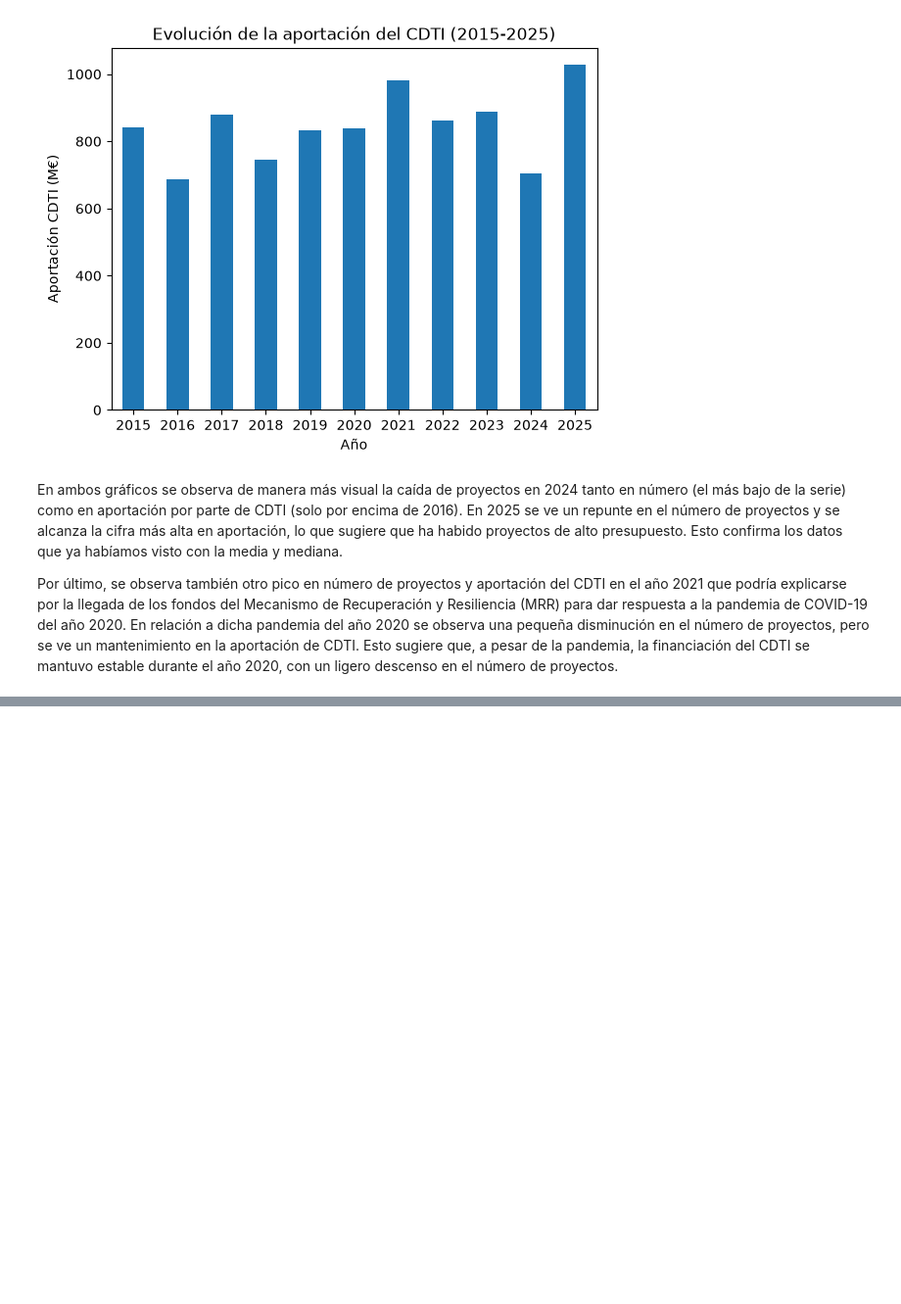
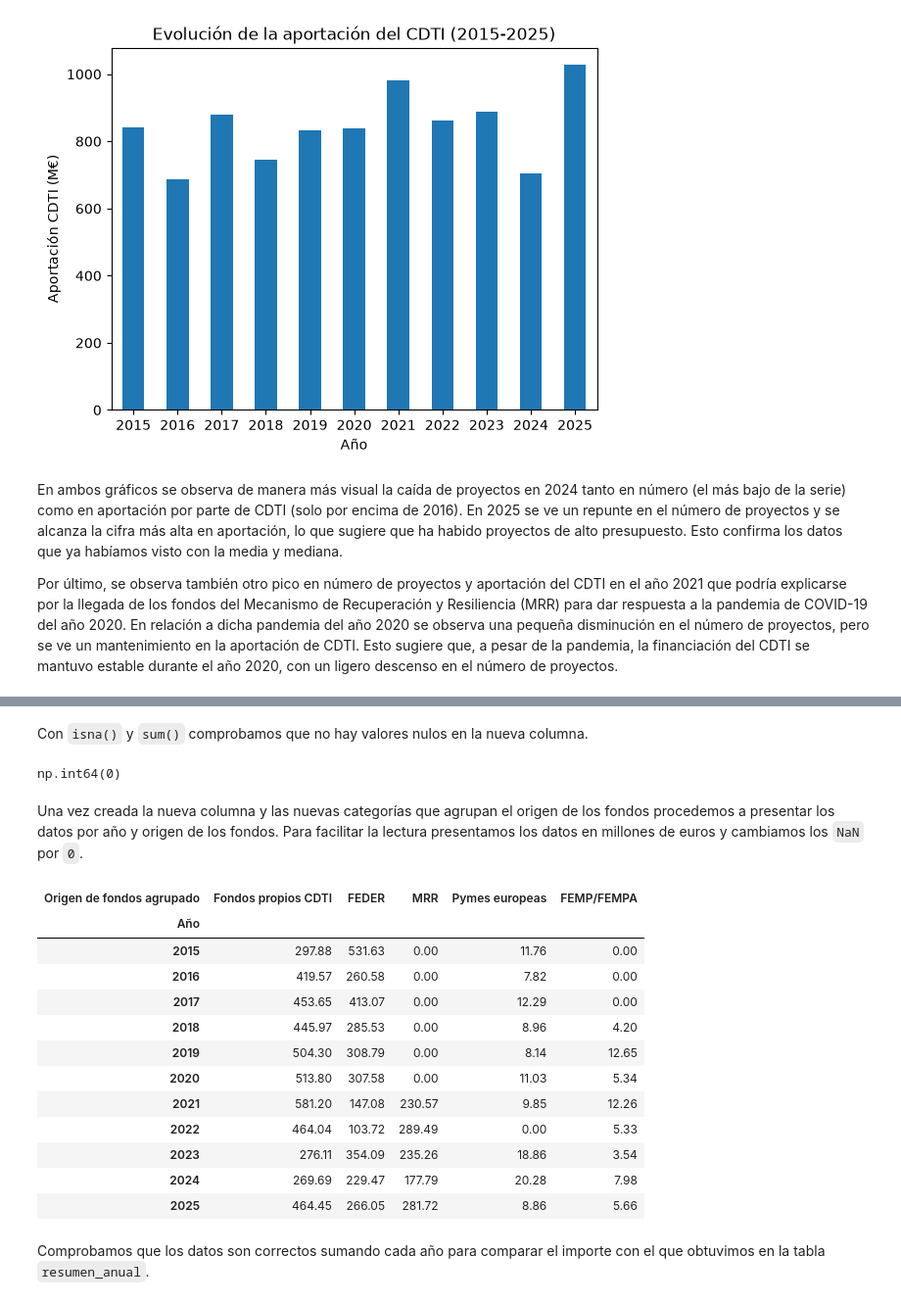
Before and after one commit to JacoboDX/cdti-funding-analysis, a Jupyter notebook: notebooks/analisis.ipynb, the cells around one changed output, grey strips where cells are left out. Shown at 98% size. Drawn from its saved outputs; the diff is of its cells as text; code cells hidden in the pictures; blank space fills up the shorter version.

```diff
--- a/notebooks/analisis.ipynb
+++ b/notebooks/analisis.ipynb
@@ -347,0 +419,29 @@ Por último, se observa también otro pico en número de proyectos y aportación
+# %% [markdown]
+Con `isna()` y `sum()` comprobamos que no hay valores nulos en la nueva columna.
+# %%
+df_cdti['Origen de fondos agrupado'].isna().sum()
+# %% [output]
+np.int64(0)
+# %% [markdown]
+Una vez creada la nueva columna y las nuevas categorías que agrupan el origen de los fondos procedemos a presentar los datos por año y origen de los fondos. Para facilitar la lectura presentamos los datos en millones de euros y cambiamos los `NaN` por `0`.
+# %%
+aportacion_origen = df_cdti.groupby(['Año','Origen de fondos agrupado'])['Aportación CDTI'].sum().unstack()
+aportacion_origen = (aportacion_origen/1000000).fillna(0)
+aportacion_origen = aportacion_origen[['Fondos propios CDTI','FEDER','MRR','Pymes europeas','FEMP/FEMPA']]
+aportacion_origen
+# %% [output]
+| Origen de fondos agrupado | Fondos propios CDTI | FEDER | MRR | Pymes europeas | FEMP/FEMPA |
+| Año |  |  |  |  |  |
+| 2015 | 297.88 | 531.63 | 0.00 | 11.76 | 0.00 |
+| 2016 | 419.57 | 260.58 | 0.00 | 7.82 | 0.00 |
+| 2017 | 453.65 | 413.07 | 0.00 | 12.29 | 0.00 |
+| 2018 | 445.97 | 285.53 | 0.00 | 8.96 | 4.20 |
+| 2019 | 504.30 | 308.79 | 0.00 | 8.14 | 12.65 |
+| 2020 | 513.80 | 307.58 | 0.00 | 11.03 | 5.34 |
+| 2021 | 581.20 | 147.08 | 230.57 | 9.85 | 12.26 |
+| 2022 | 464.04 | 103.72 | 289.49 | 0.00 | 5.33 |
+| 2023 | 276.11 | 354.09 | 235.26 | 18.86 | 3.54 |
+| 2024 | 269.69 | 229.47 | 177.79 | 20.28 | 7.98 |
+| 2025 | 464.45 | 266.05 | 281.72 | 8.86 | 5.66 |
+# %% [markdown]
+Comprobamos que los datos son correctos sumando cada año para comparar el importe con el que obtuvimos en la tabla `resumen_anual`.
```
Also changed, not shown: parts of 14 cells of this notebook.
